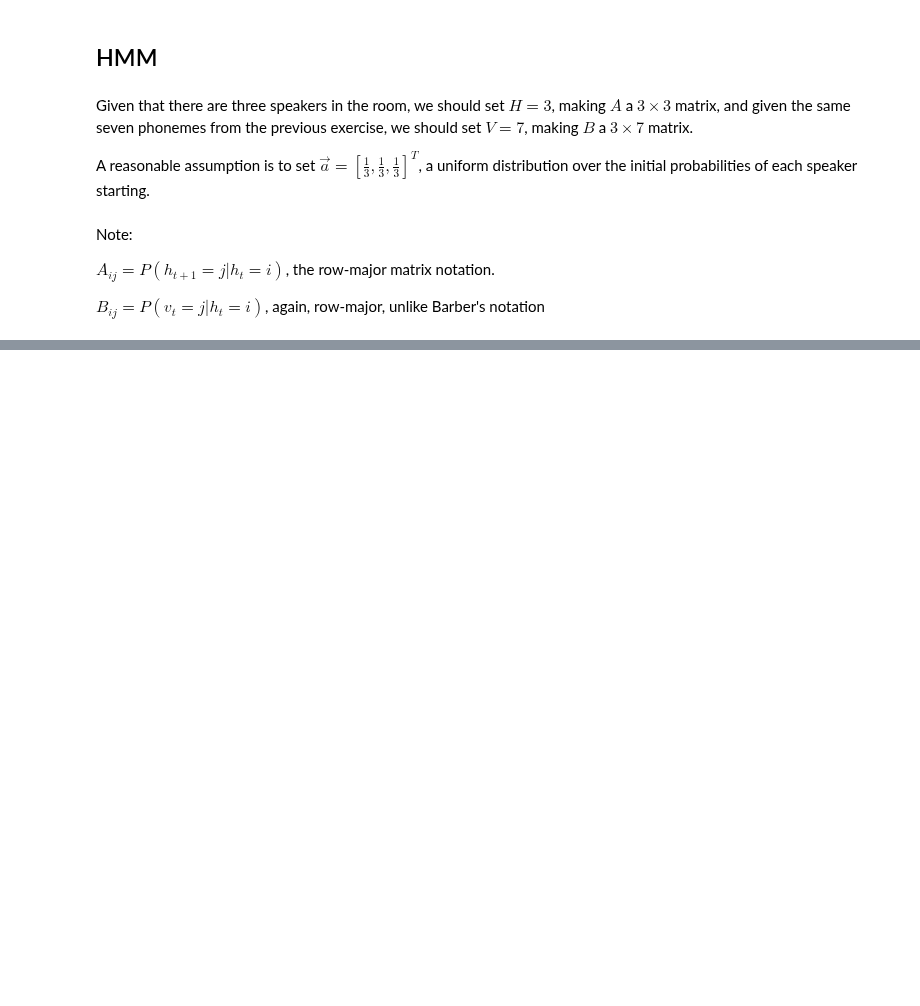
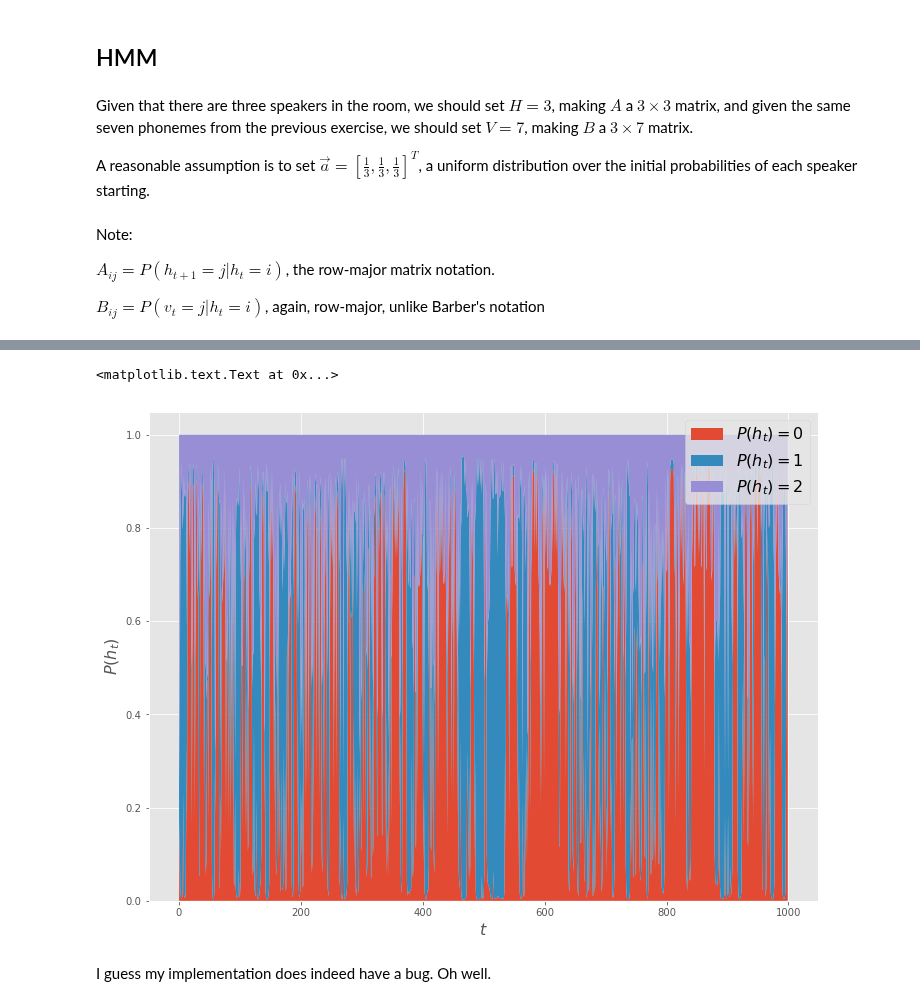
Before and after one commit to guydav/minerva, a Jupyter notebook: notebooks/CS156/11.X Markov Models.ipynb, the cells around one changed output, grey strips where cells are left out. Saved outputs shown, nothing was run; the diff lists cells and outputs as text; code cells hidden in the pictures; blank space fills up the shorter version.

```diff
--- a/notebooks/CS156/11.X Markov Models.ipynb
+++ b/notebooks/CS156/11.X Markov Models.ipynb
@@ -245,0 +326,10 @@ array([[ 0.14285714,  0.14285714,  0.14285714,  0.14285714,  0.14285714,
+# %%
+import hmmlearn
+import hmmlearn.hmm
+
+
+# consider playing with transmat_prior
+transition_prior = np.array([[2, 1, 1], [1, 2, 1], [1, 1, 2]]) * 3
+hmm = hmmlearn.hmm.MultinomialHMM(3, transmat_prior=transition_prior)
+X = np.array(mapped_data).reshape((len(mapped_data), 1))
+hmm.fit(X)
@@ -245,0 +345,14 @@ array([[ 0.14285714,  0.14285714,  0.14285714,  0.14285714,  0.14285714,
+# %%
+plt.figure(figsize=(12, 9))
+x = range(len(mapped_data))
+posteriors = hmm.predict_proba(X)
+first, second, third = zip(*posteriors)
+plt.stackplot(x, first, second, third, labels=['$P(h_t) = {i}$'.format(i=i) for i in range(3)])
+plt.legend(loc='best', fontsize=16)
+plt.xlabel('$t$', fontsize=16)
+plt.ylabel('$P(h_t)$', fontsize=16)
+# %% [output]
+<matplotlib.text.Text at 0x...>
+[figure, added]
+# %% [markdown]
+I guess my implementation does indeed have a bug. Oh well.
```
Also changed, not shown: parts of 22 cells of this notebook, 2 other files.
